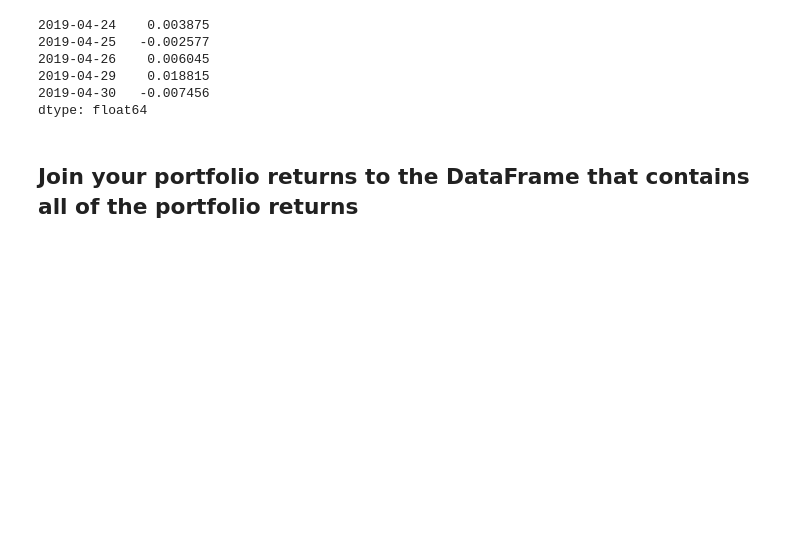
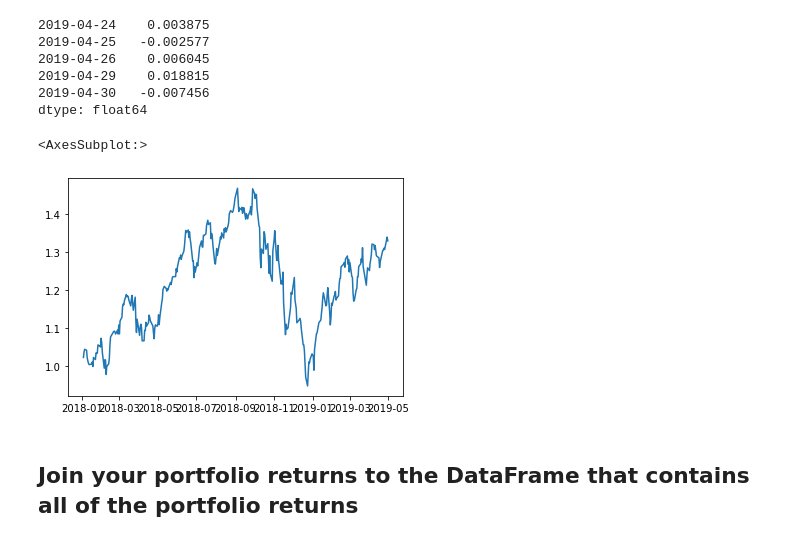
Before and after one commit to ankurgoel77/hw4-whale, a Jupyter notebook: whale_analysis.ipynb, the cells around one changed output. Drawn from its saved outputs; the diff is of its cells as text; code cells hidden in the pictures; blank space fills up the shorter version.

```diff
--- a/whale_analysis.ipynb
+++ b/whale_analysis.ipynb
@@ -515,6 +515,14 @@ custom_returns.tail()
 2019-04-29    0.018815
 2019-04-30   -0.007456
 dtype: float64
+# %%
+#Cumulative Return
+cumulative_returns = (1+custom_returns).cumprod()
+# Plot cumulative returns
+cumulative_returns.plot()
+# %% [output]
+<AxesSubplot:>
+[figure, added]
 # %% [markdown]
 ## Join your portfolio returns to the DataFrame that contains all of the portfolio returns
 # %%
```
Also changed, not shown: parts of 9 cells of this notebook.
